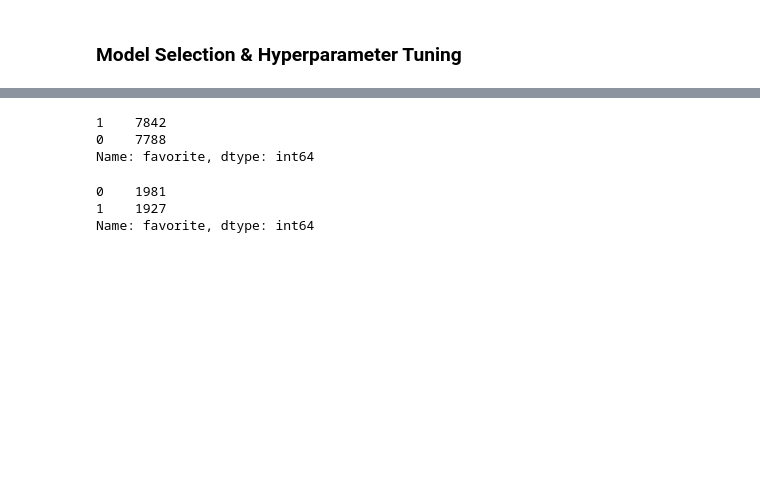
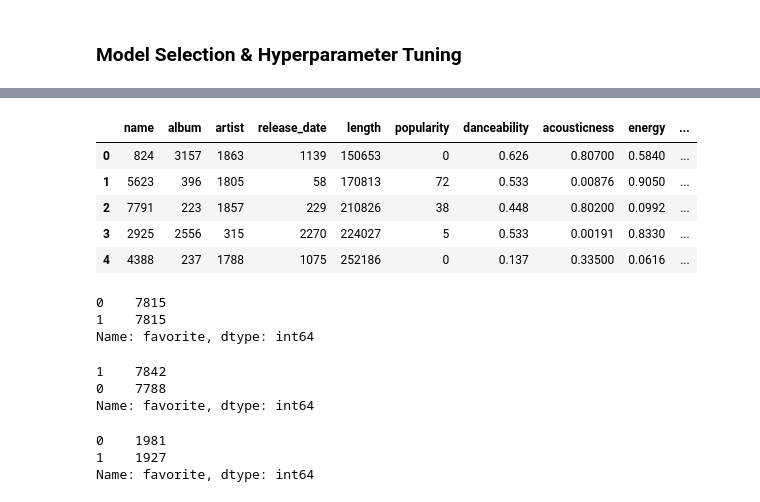
Before and after one commit to lognorman20/spotify_recommender, a Jupyter notebook: model_creation.ipynb, the cells around one changed output, grey strips where cells are left out. Cells and saved outputs as stored; diff of their text form; code cells hidden in the pictures; blank space fills up the shorter version.

```diff
--- a/model_creation.ipynb
+++ b/model_creation.ipynb
@@ -133,3 +119,19 @@ ValueError: too many values to unpack (expected 2)
+# %%
+X_train.head()
+# %% [output]
+|  | name | album | artist | release_date | length | popularity | danceability | acousticness | energy | ... |
+| 0 | 824 | 3157 | 1863 | 1139 | 150653 | 0 | 0.626 | 0.80700 | 0.5840 | ... |
+| 1 | 5623 | 396 | 1805 | 58 | 170813 | 72 | 0.533 | 0.00876 | 0.9050 | ... |
+| 2 | 7791 | 223 | 1857 | 229 | 210826 | 38 | 0.448 | 0.80200 | 0.0992 | ... |
+| 3 | 2925 | 2556 | 315 | 2270 | 224027 | 5 | 0.533 | 0.00191 | 0.8330 | ... |
+| 4 | 4388 | 237 | 1788 | 1075 | 252186 | 0 | 0.137 | 0.33500 | 0.0616 | ... |
+# %%
+# Checking if imbalance is gone
+y_train.value_counts()
+# %% [output]
+0    7815
+1    7815
+Name: favorite, dtype: int64
 # %%
 y_train.value_counts()
 # %% [output]
```
Also changed, not shown: parts of 10 cells of this notebook.
